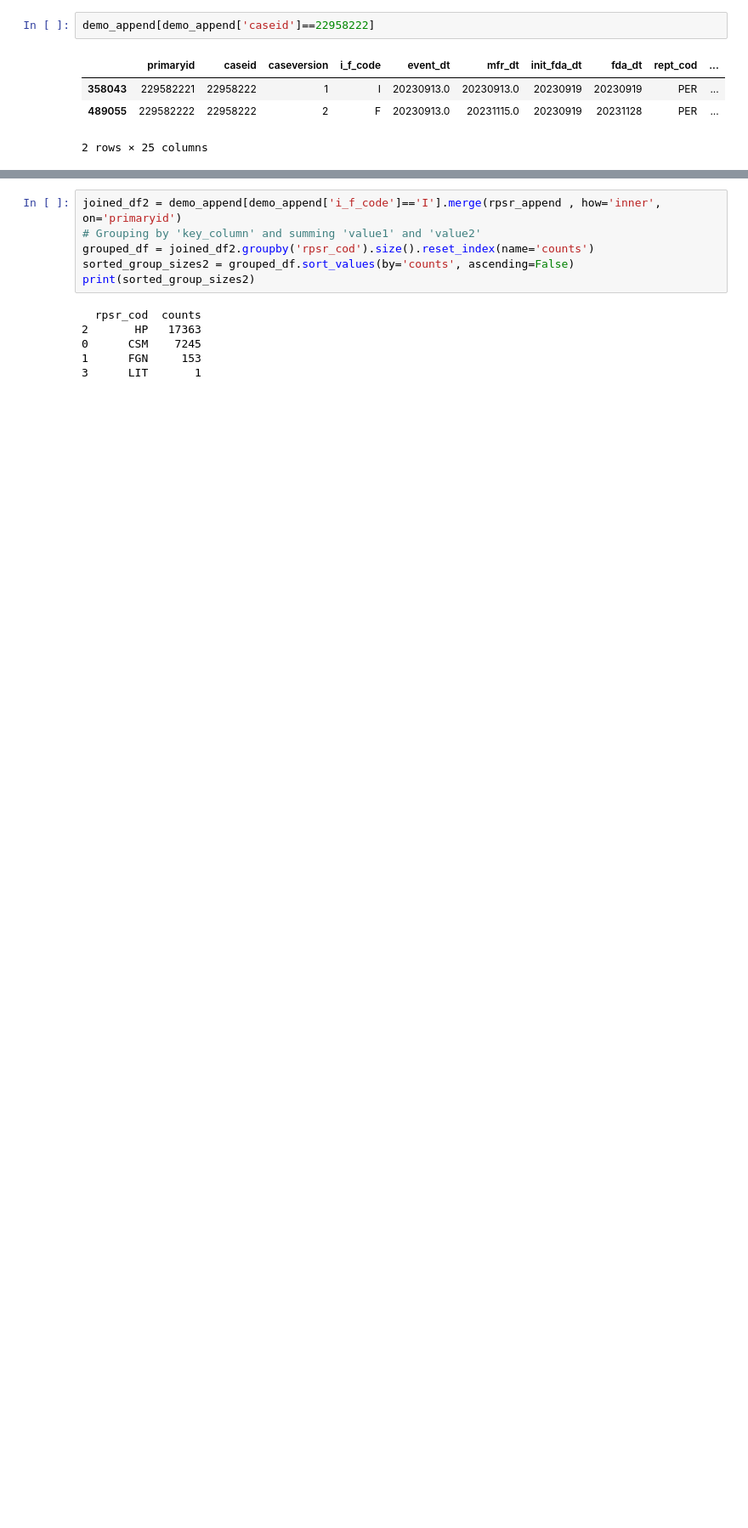
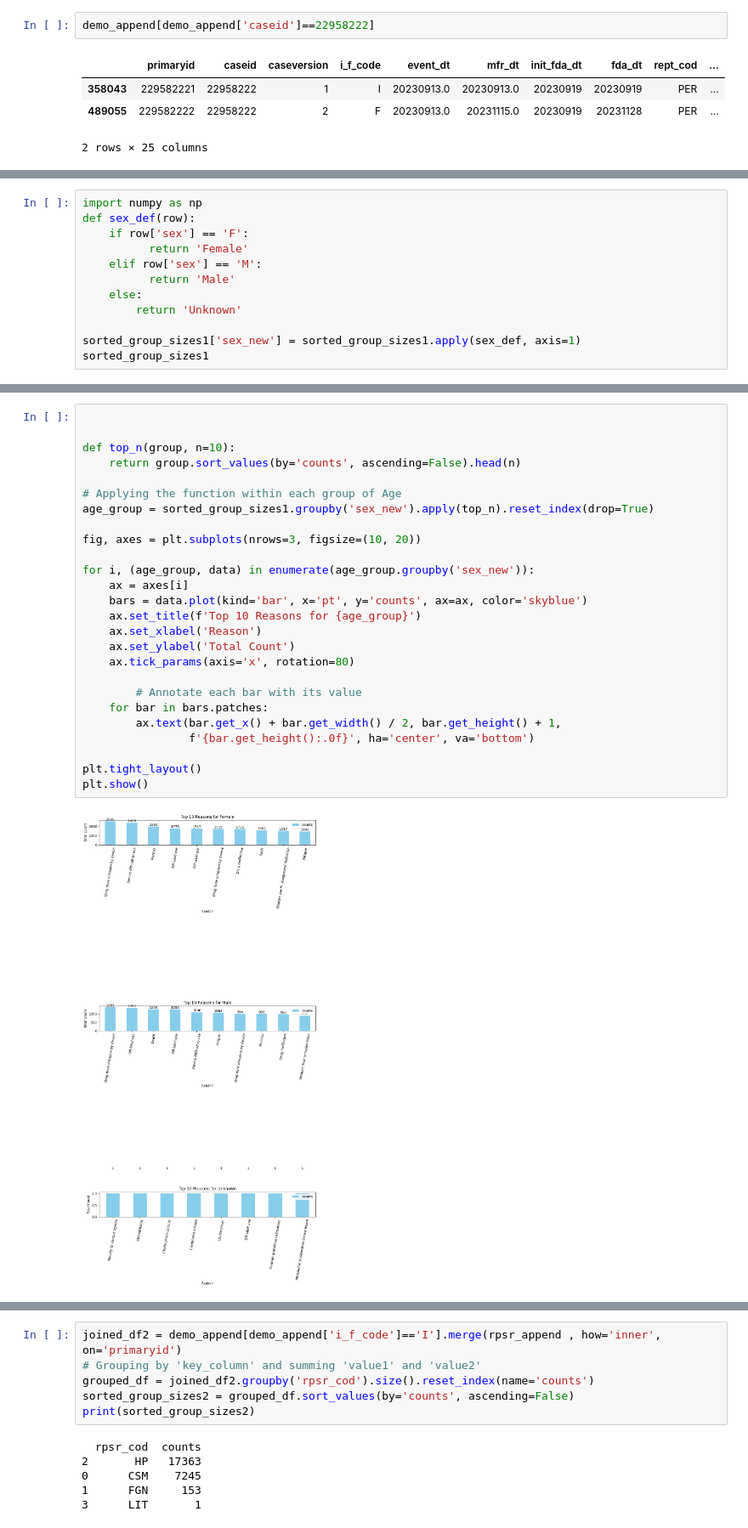
Before and after one commit to smalho01/FAERS-analytics, a Jupyter notebook: FAERS analytics.ipynb, the cells around one changed output, grey strips where cells are left out. Shown at 85% size. Cells and saved outputs as stored; diff of their text form; blank space fills up the shorter version.

```diff
--- a/FAERS analytics.ipynb
+++ b/FAERS analytics.ipynb
@@ -204,0 +306,12 @@ plt.show()
+# %%
+import numpy as np
+def sex_def(row):
+    if row['sex'] == 'F':
+          return 'Female'
+    elif row['sex'] == 'M':
+          return 'Male'
+    else:
+        return 'Unknown'
+
+sorted_group_sizes1['sex_new'] = sorted_group_sizes1.apply(sex_def, axis=1)
+sorted_group_sizes1
@@ -204,0 +332,28 @@ plt.show()
+# %%
+
+
+def top_n(group, n=10):
+    return group.sort_values(by='counts', ascending=False).head(n)
+
+# Applying the function within each group of Age
+age_group = sorted_group_sizes1.groupby('sex_new').apply(top_n).reset_index(drop=True)
+
+fig, axes = plt.subplots(nrows=3, figsize=(10, 20))
+
+for i, (age_group, data) in enumerate(age_group.groupby('sex_new')):
+    ax = axes[i]
+    bars = data.plot(kind='bar', x='pt', y='counts', ax=ax, color='skyblue')
+    ax.set_title(f'Top 10 Reasons for {age_group}')
+    ax.set_xlabel('Reason')
+    ax.set_ylabel('Total Count')
+    ax.tick_params(axis='x', rotation=80)
+
+        # Annotate each bar with its value
+    for bar in bars.patches:
+        ax.text(bar.get_x() + bar.get_width() / 2, bar.get_height() + 1,
+                f'{bar.get_height():.0f}', ha='center', va='bottom')
+
+plt.tight_layout()
+plt.show()
+# %% [output]
+[figure, added]
```
Also changed, not shown: parts of 12 cells of this notebook, 1 other file.
